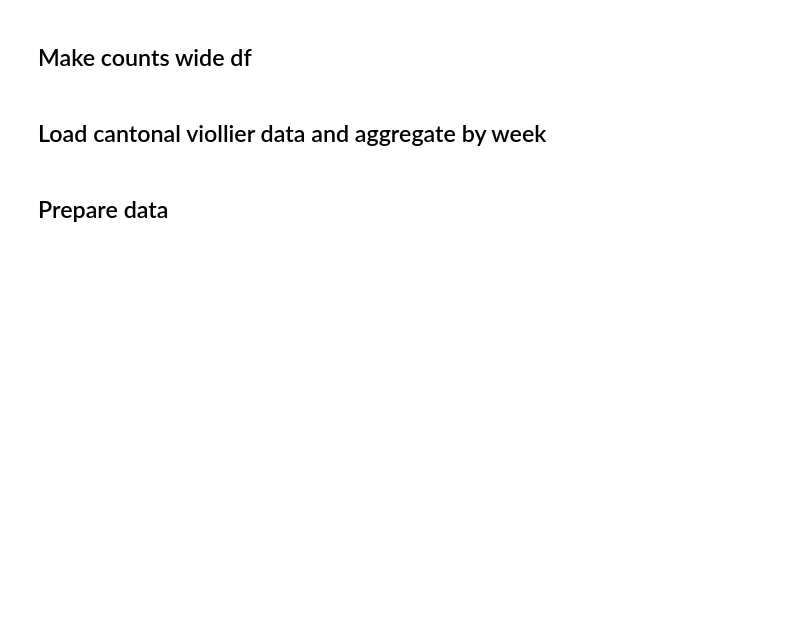
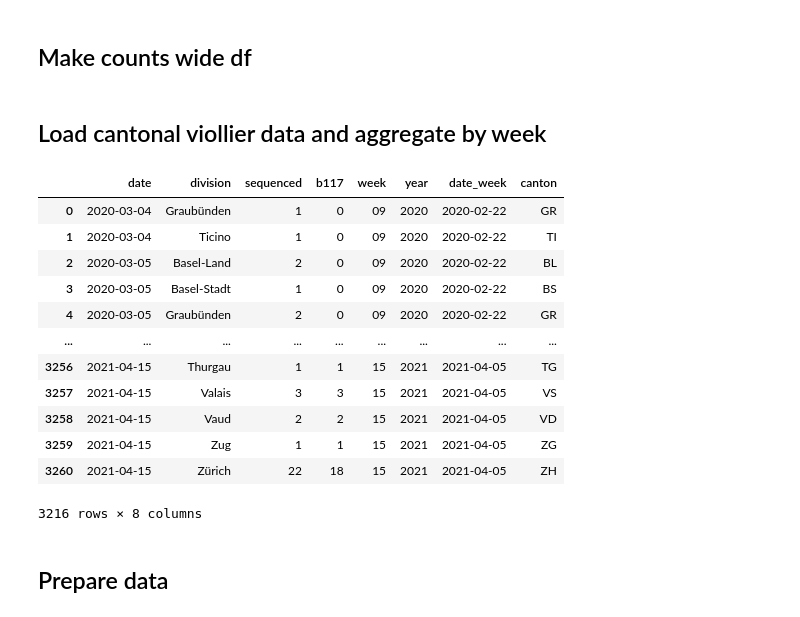
Before and after one commit to cbg-ethz/cojac, a Jupyter notebook: notebooks/ww_modelling.ipynb, the cells around one changed output. Drawn from its saved outputs; the diff is of its cells as text; code cells hidden in the pictures; blank space fills up the shorter version.

```diff
--- a/notebooks/ww_modelling.ipynb
+++ b/notebooks/ww_modelling.ipynb
@@ -76,0 +93,48 @@ viollier2_sum["error"] = 1.96*np.sqrt(viollier2_sum["p_pseudo"]*(1-viollier2_sum
+# %%
+canton_names = {
+"Zürich" : "ZH",
+"Bern" : "BE",
+"Lucerne" : "LU",
+"Uri" : "UR",
+"Schwyz" : "SZ",
+"Obwalden" : "OW",
+"Nidwalden" : "NW",
+"Glarus" : "GL",
+"Zug" : "ZG",
+"Fribourg" : "FR",
+"Solothurn" : "SO",
+"Basel-Stadt" : "BS",
+"Basel-Land" : "BL",
+"Schaffhausen" : "SH",
+"Appenzell Ausserrhoden" : "AR",
+"Appenzell Innerrhoden" : "AI",
+"Sankt Gallen" : "SG",
+"Graubünden" : "GR",
+"Aargau" : "AG",
+"Thurgau" : "TG",
+"Ticino" : "TI",
+"Vaud" : "VD",
+"Valais" : "VS",
+"Neuchâtel" : "NE",
+"Geneva" : "GE",
+"Jura" : "JU"
+}
+# %%
+gisaid_data_agg = gisaid_data_agg[gisaid_data_agg.division != "Switzerland"]
+gisaid_data_agg["canton"] = gisaid_data_agg["division"].apply(lambda x: canton_names[x])
+gisaid_data_agg = gisaid_data_agg.rename({"pangolin_lineage" : "sequenced"}, axis=1)
+gisaid_data_agg
+# %% [output]
+|  | date | division | sequenced | b117 | week | year | date_week | canton |
+| 0 | 2020-03-04 | Graubünden | 1 | 0 | 09 | 2020 | 2020-02-22 | GR |
+| 1 | 2020-03-04 | Ticino | 1 | 0 | 09 | 2020 | 2020-02-22 | TI |
+| 2 | 2020-03-05 | Basel-Land | 2 | 0 | 09 | 2020 | 2020-02-22 | BL |
+| 3 | 2020-03-05 | Basel-Stadt | 1 | 0 | 09 | 2020 | 2020-02-22 | BS |
+| 4 | 2020-03-05 | Graubünden | 2 | 0 | 09 | 2020 | 2020-02-22 | GR |
+| ... | ... | ... | ... | ... | ... | ... | ... | ... |
+| 3256 | 2021-04-15 | Thurgau | 1 | 1 | 15 | 2021 | 2021-04-05 | TG |
+| 3257 | 2021-04-15 | Valais | 3 | 3 | 15 | 2021 | 2021-04-05 | VS |
+| 3258 | 2021-04-15 | Vaud | 2 | 2 | 15 | 2021 | 2021-04-05 | VD |
+| 3259 | 2021-04-15 | Zug | 1 | 1 | 15 | 2021 | 2021-04-05 | ZG |
+| 3260 | 2021-04-15 | Zürich | 22 | 18 | 15 | 2021 | 2021-04-05 | ZH |
+3216 rows × 8 columns
```
Also changed, not shown: parts of 23 cells of this notebook, 12 other files.
